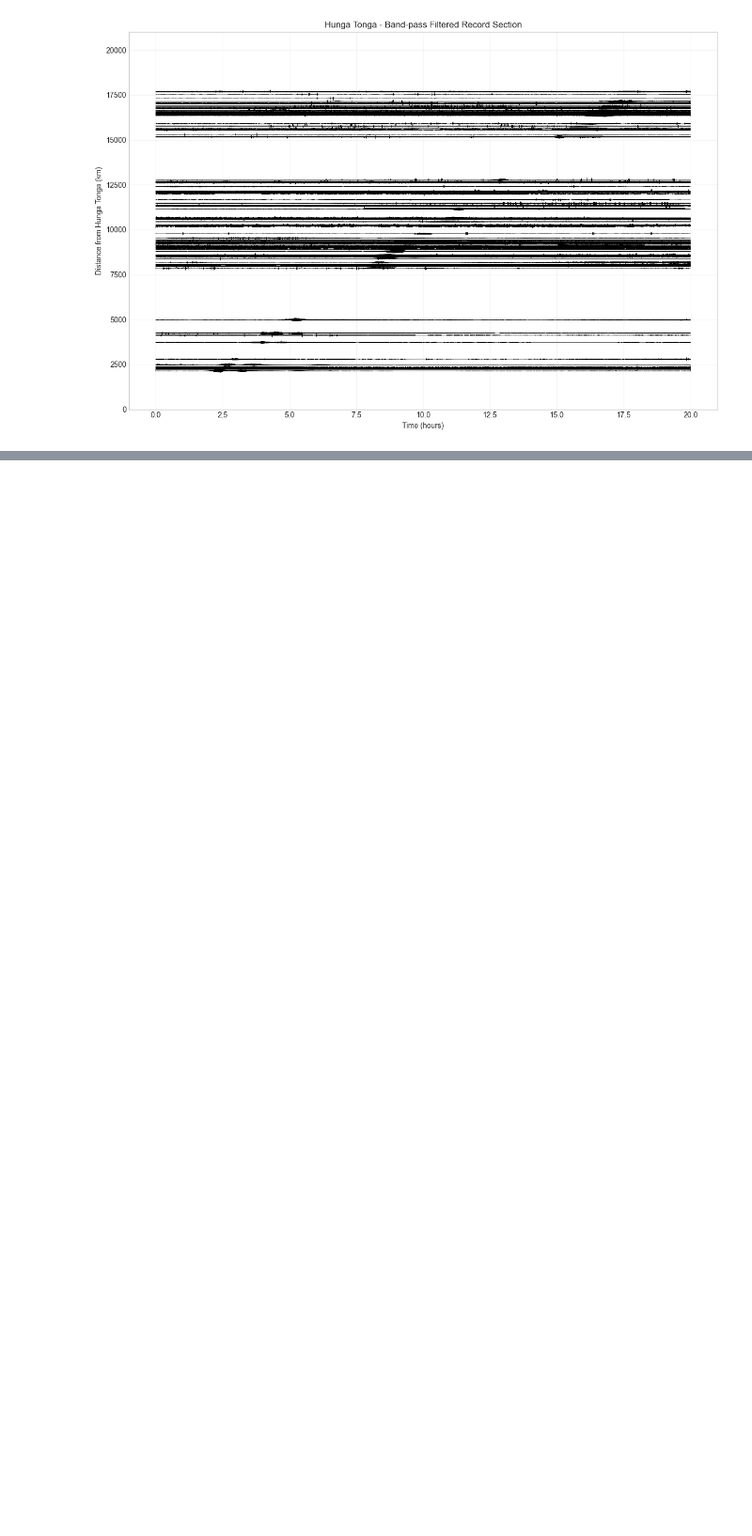
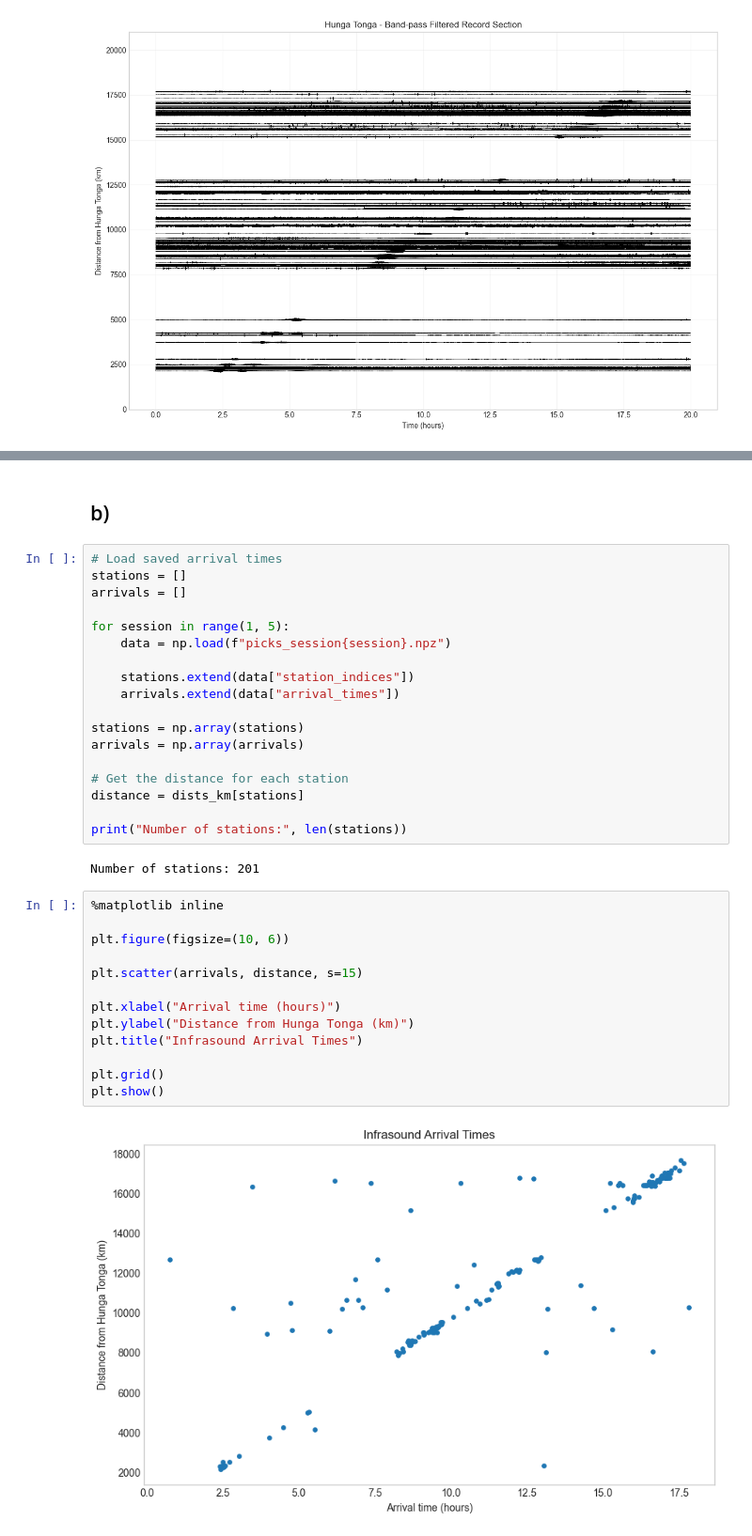
Before and after one commit to bendikledanielsen/Hunga-Tunga-DSP-Project, a Jupyter notebook: Hunga_Tunga_DSP.ipynb, the cells around one changed output, grey strips where cells are left out. Shown at 94% size. Drawn from its saved outputs; the diff is of its cells as text; blank space fills up the shorter version.

```diff
--- a/Hunga_Tunga_DSP.ipynb
+++ b/Hunga_Tunga_DSP.ipynb
@@ -359,0 +453,37 @@ plt.show()
+# %% [markdown]
+## b)
+# %%
+# Load saved arrival times
+stations = []
+arrivals = []
+
+for session in range(1, 5):
+    data = np.load(f"picks_session{session}.npz")
+
+    stations.extend(data["station_indices"])
+    arrivals.extend(data["arrival_times"])
+
+stations = np.array(stations)
+arrivals = np.array(arrivals)
+
+# Get the distance for each station
+distance = dists_km[stations]
+
+print("Number of stations:", len(stations))
+# %% [output]
+Number of stations: 201
+# %%
+%matplotlib inline
+
+plt.figure(figsize=(10, 6))
+
+plt.scatter(arrivals, distance, s=15)
+
+plt.xlabel("Arrival time (hours)")
+plt.ylabel("Distance from Hunga Tonga (km)")
+plt.title("Infrasound Arrival Times")
+
+plt.grid()
+plt.show()
+# %% [output]
+[figure, added]
```
Also changed, not shown: parts of 5 cells of this notebook, 4 other files.
